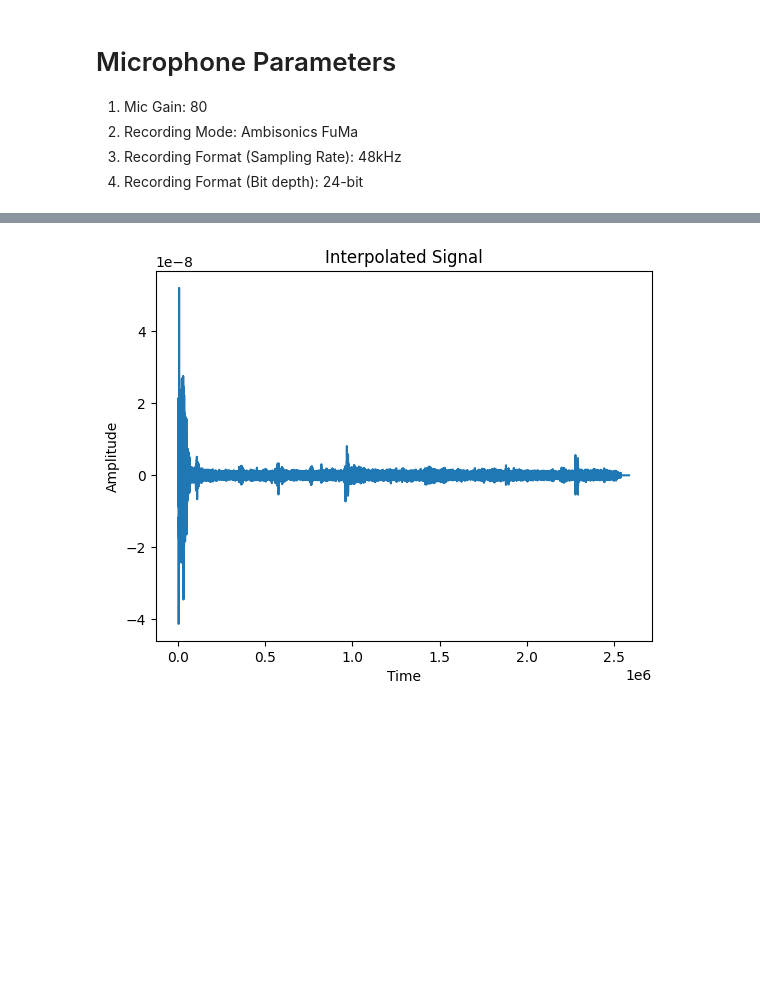
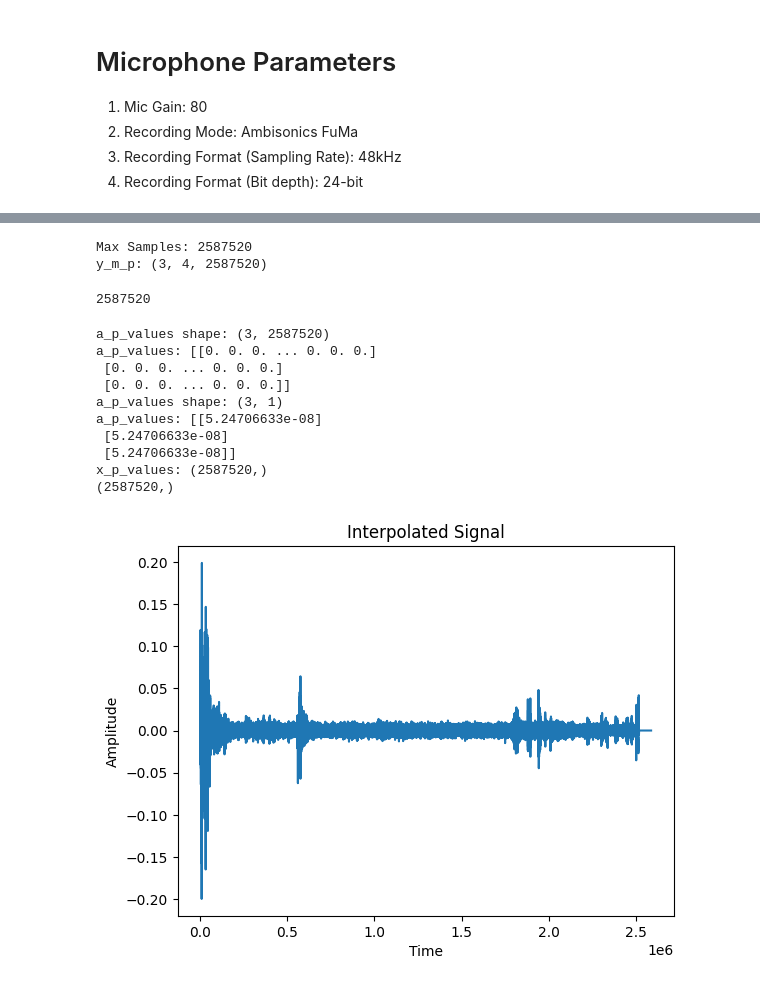
Before and after one commit to tjunjet/spatial_audio, a Jupyter notebook: codes/tj_weighted_dist.ipynb, the cells around one changed output, grey strips where cells are left out. Saved outputs shown, nothing was run; the diff lists cells and outputs as text; code cells hidden in the pictures; blank space fills up the shorter version.

Commit message:
Got the interpolInterpolation for one channel working

```diff
--- a/codes/tj_weighted_dist.ipynb
+++ b/codes/tj_weighted_dist.ipynb
@@ -26,7 +26,7 @@ M = 3
 # Order of Ambisonics
 # We are using first order ambisonics in FuMa Format
 # Note: WAV Format: W,X,Y,Z
-P = 1
+P = 4
 
 # Placing the ambisonic microphones in a triangle, this is the length of the
 # triangle (in centimeters)
@@ -208,9 +242,11 @@ file_names = ['mic1.wav', 'mic2.wav', 'mic3.wav']  # Adjust with your file names
 
 # Initialize an array to store ambisonic signals
 max_samples = max([wavfile.read(path_to_files + file_name)[1].shape[0] for file_name in file_names])
+print(f'Max Samples: {max_samples}')
 y_m_p = np.zeros((M, P, max_samples))  # Initialize with the maximum number of samples
+print(f'y_m_p: {y_m_p.shape}')
 
-
+# This takes the y_m_p values
 for m in range(M):
     # Read the WAV file
     fs, y = wavfile.read(path_to_files + file_names[m])
@@ -227,32 +263,59 @@ N = y_m_p.shape[2]
 
 # Initialize the interpolated signal
 x_p = np.zeros(N)
+# %% [output]
+Max Samples: 2587520
+y_m_p: (3, 4, 2587520)
+2587520
 # %%
 # Interpolation point coordinates
 
 interp_point = np.array([triangle_side / 2, (triangle_side * np.sqrt(3)) / 6])  # centroid
 # interp_point =  [1.05, (triangle_side * np.sqrt(3)) / 6]
 
 # Initialize an array to store the attenuation coefficients for each microphone
 a_p_values = np.zeros((M, N))
+print(f'a_p_values shape: {a_p_values.shape}')
+print(f'a_p_values: {a_p_values}')
 
-# Compute the distance for all samples at once
+# Compute the distance for all samples at once (This is the d_m function)
 distances = np.array([compute_distance(interp_point, m, triangle_side) for m in range(M)])
+print(f'distances: {a_p_values}')
 
-# Compute the attenuation coefficients for each microphone using broadcasting
+# Compute the attenuation coefficients for each microphone using broadcasting (This calculates the a_p(d_m))
 a_p_values = attenuation_and_rebalancing(distances[:, np.newaxis])
+print(f'a_p_values shape: {a_p_values.shape}')
+print(f'a_p_values: {a_p_values}')
+
 
 # Update the interpolated signal using vectorized NumPy operations
 x_p = np.sum(a_p_values[:, :, np.newaxis] * y_m_p, axis=(0, 1))
-x_p = x_p/1000000000.0
+print(f'x_p_values: {x_p.shape}')
+
+x_p = x_p/500.0
 
 # Plot
 time_axis = np.arange(1, N + 1)
 wavfile.write('output_median4.wav', fs, x_p)
+
+# Finding the number of channels x_p has
+_, interpolated_signal = wavfile.read('output_median4.WAV')
+print(interpolated_signal.shape)
+
 plt.plot(time_axis, x_p)
 plt.title('Interpolated Signal')
 plt.xlabel('Time')
 plt.ylabel('Amplitude')
 plt.show()
 # %% [output]
+a_p_values shape: (3, 2587520)
+a_p_values: [[0. 0. 0. ... 0. 0. 0.]
+ [0. 0. 0. ... 0. 0. 0.]
+ [0. 0. 0. ... 0. 0. 0.]]
+a_p_values shape: (3, 1)
+a_p_values: [[5.24706633e-08]
+ [5.24706633e-08]
+ [5.24706633e-08]]
+x_p_values: (2587520,)
+(2587520,)
-[figure, old version]
+[figure, new version]
```
Also changed, not shown: parts of 4 cells of this notebook, 30 other files.
